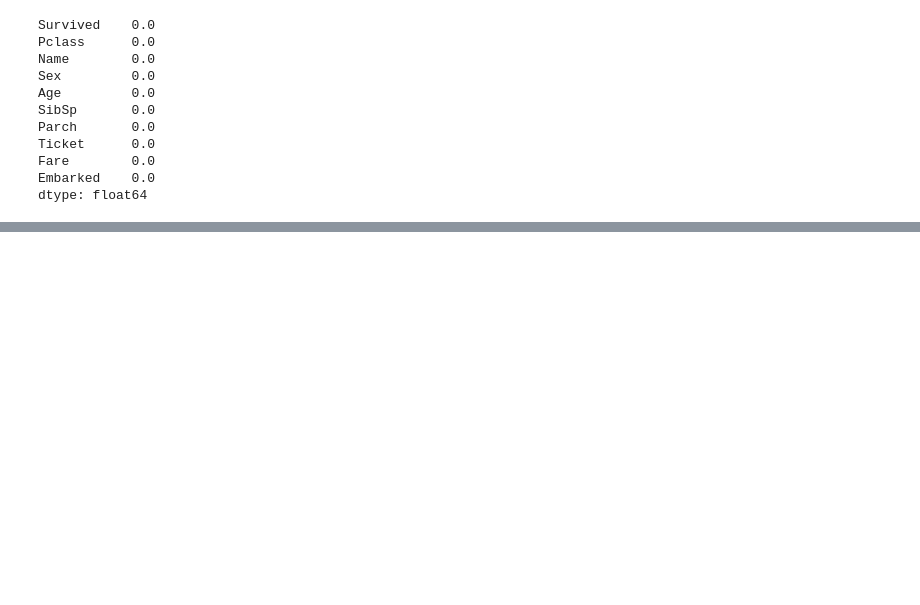
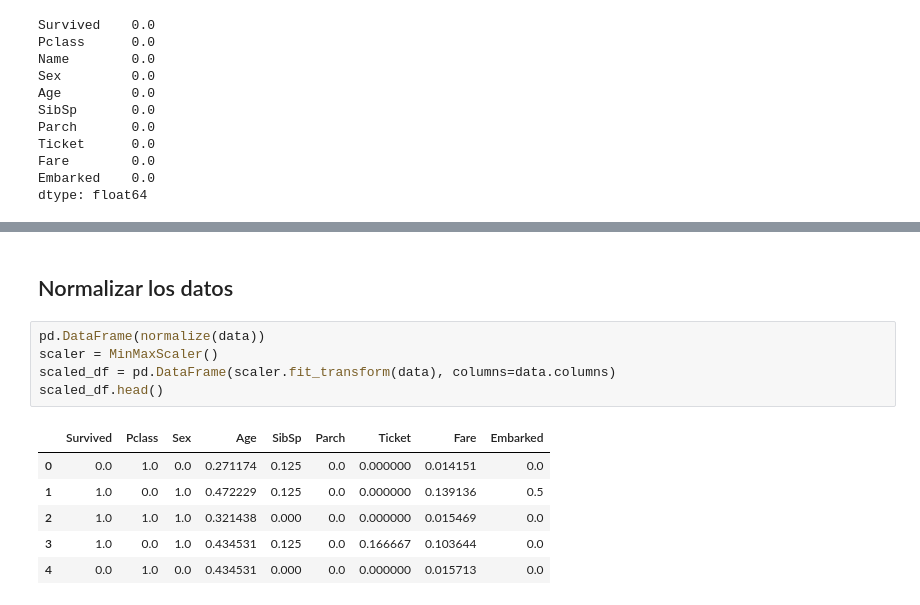
Before and after one commit to andrear17/Laboratorio2-PD, a Jupyter notebook: Lab2.ipynb, the cells around one changed output, grey strips where cells are left out. Saved outputs shown, nothing was run; the diff lists cells and outputs as text; blank space fills up the shorter version.

```diff
--- a/Lab2.ipynb
+++ b/Lab2.ipynb
@@ -339,0 +423,14 @@ dtype: float64
+# %% [markdown]
+## Normalizar los datos
+# %%
+pd.DataFrame(normalize(data))
+scaler = MinMaxScaler()
+scaled_df = pd.DataFrame(scaler.fit_transform(data), columns=data.columns)
+scaled_df.head()
+# %% [output]
+|  | Survived | Pclass | Sex | Age | SibSp | Parch | Ticket | Fare | Embarked |
+| 0 | 0.0 | 1.0 | 0.0 | 0.271174 | 0.125 | 0.0 | 0.000000 | 0.014151 | 0.0 |
+| 1 | 1.0 | 0.0 | 1.0 | 0.472229 | 0.125 | 0.0 | 0.000000 | 0.139136 | 0.5 |
+| 2 | 1.0 | 1.0 | 1.0 | 0.321438 | 0.000 | 0.0 | 0.000000 | 0.015469 | 0.0 |
+| 3 | 1.0 | 0.0 | 1.0 | 0.434531 | 0.125 | 0.0 | 0.166667 | 0.103644 | 0.0 |
+| 4 | 0.0 | 1.0 | 0.0 | 0.434531 | 0.000 | 0.0 | 0.000000 | 0.015713 | 0.0 |
```
Also changed, not shown: parts of 19 cells of this notebook.
